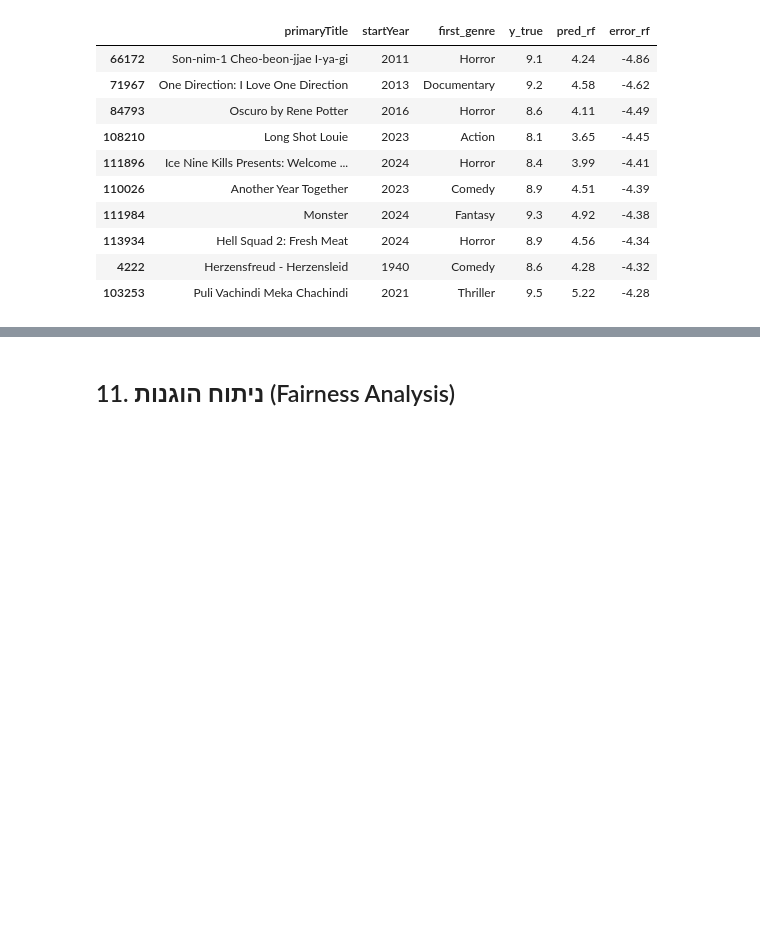
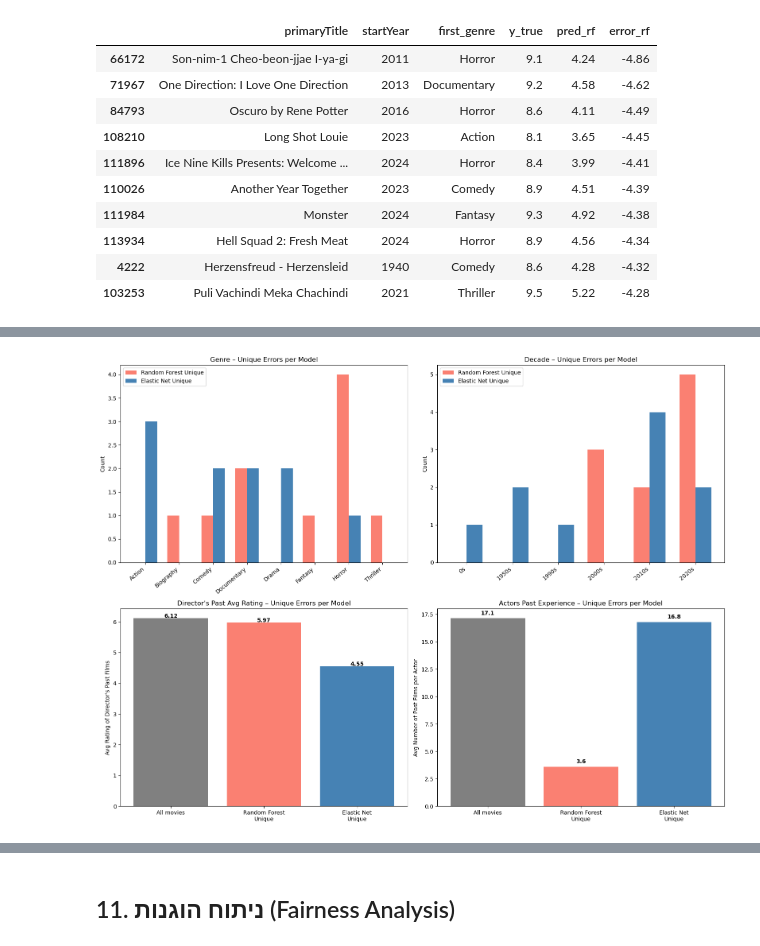
Before and after one commit to shirelhaddad/machine-learning, a Jupyter notebook: notebook_part2 (3) (2).ipynb, the cells around one changed output, grey strips where cells are left out. Drawn from its saved outputs; the diff is of its cells as text; code cells hidden in the pictures; blank space fills up the shorter version.

```diff
--- a/notebook_part2 (3) (2).ipynb
+++ b/notebook_part2 (3) (2).ipynb
@@ -244,10 +244,8 @@ def prepare_data(df: pd.DataFrame) -> pd.DataFrame:
     df = calculate_historical_features(df)
 
     # הסרת עמודות לא רלוונטיות
-    COLS_TO_DROP = [
-        'numVotes', 'BoxOffice', 'plot',
-        'tconst', 'primaryTitle', 'Language', 'Country', 'budget',
-    ]
+    COLS_TO_DROP = ['numVotes', 'BoxOffice', 'plot',
+                    'tconst', 'primaryTitle', 'Language', 'Country', 'budget',]
     df = df.drop(columns=[c for c in COLS_TO_DROP if c in df.columns])
 
     return df
@@ -392,7 +390,7 @@ errors_df['error_en'] = oof_en - y
 errors_df['first_genre'] = errors_df['genres'].apply(
     lambda g: g[0] if isinstance(g, list) and g else 'Unknown'
 )
-# הוספתי את שתי השורות האלה
+errors_df['num_genres'] = X['num_genres'].values
 errors_df['director_past_avg']   = X['director_past_avg'].values
 errors_df['avg_actors_past_exp'] = X['avg_actors_past_experience'].values
 # %%
@@ -528,3 +507,70 @@ print(f"ייחודי ל-EN בלבד: {len(only_en)} סרטים")
 | 108210 | Long Shot Louie | 8.1 | 3.65 | 3.24 | -4.45 | -4.86 |
 | 110026 | Another Year Together | 8.9 | 4.51 | 4.28 | -4.39 | -4.62 |
 | 4222 | Herzensfreud - Herzensleid | 8.6 | 4.28 | 2.88 | -4.32 | -5.72 |
+# %%
+# השוואת שגיאות לפי כול מיני נתונים
+sub_best  = errors_df.loc[only_best]
+sub_other = errors_df.loc[only_other]
+fig, axes = plt.subplots(2, 2, figsize=(16, 12))
+# [0,0] – ז'אנר: שני המודלים על אותו גרף
+genre_best  = sub_best['first_genre'].value_counts().head(6)
+genre_other = sub_other['first_genre'].value_counts().head(6)
+all_genres  = sorted(set(genre_best.index) | set(genre_other.index))
+x = range(len(all_genres))
+w = 0.35
+axes[0, 0].bar([i - w/2 for i in x],
+               [genre_best.get(g, 0)  for g in all_genres], w,
+               label=f'{best_name} Unique',  color='salmon')
+axes[0, 0].bar([i + w/2 for i in x],
+               [genre_other.get(g, 0) for g in all_genres], w,
+               label=f'{other_name} Unique', color='steelblue')
+axes[0, 0].set_xticks(list(x))
+axes[0, 0].set_xticklabels(all_genres, rotation=40, ha='right')
+axes[0, 0].set_title('Genre – Unique Errors per Model')
+axes[0, 0].set_ylabel('Count')
+axes[0, 0].legend()
+# [0,1] – עשור: שני המודלים על אותו גרף
+dec_best  = (sub_best['startYear']  // 10 * 10).value_counts().sort_index()
+dec_other = (sub_other['startYear'] // 10 * 10).value_counts().sort_index()
+all_dec   = sorted(set(dec_best.index) | set(dec_other.index))
+dec_labels = [f"{int(d)}s" for d in all_dec]
+x = range(len(all_dec))
+axes[0, 1].bar([i - w/2 for i in x],
+               [dec_best.get(d, 0)  for d in all_dec], w,
+               label=f'{best_name} Unique',  color='salmon')
+axes[0, 1].bar([i + w/2 for i in x],
+               [dec_other.get(d, 0) for d in all_dec], w,
+               label=f'{other_name} Unique', color='steelblue')
+axes[0, 1].set_xticks(list(x))
+axes[0, 1].set_xticklabels(dec_labels, rotation=40, ha='right')
+axes[0, 1].set_title('Decade – Unique Errors per Model')
+axes[0, 1].set_ylabel('Count')
+axes[0, 1].legend()
+# [1,0] – Director Past Avg
+overall_dir = errors_df['director_past_avg'].mean()
+groups  = ['All movies', f'{best_name}\nUnique', f'{other_name}\nUnique']
+dir_v   = [overall_dir,
+           sub_best['director_past_avg'].mean(),
+           sub_other['director_past_avg'].mean()]
+colors  = ['gray', 'salmon', 'steelblue']
+bars = axes[1, 0].bar(groups, dir_v, color=colors)
+axes[1, 0].set_title("Director's Past Avg Rating – Unique Errors per Model")
+axes[1, 0].set_ylabel("Avg Rating of Director's Past Films")
+for bar, v in zip(bars, dir_v):
+    axes[1, 0].text(bar.get_x() + bar.get_width()/2,
+                    v + 0.02, f'{v:.2f}', ha='center', fontweight='bold')
+# [1,1] – Actors Past Experience
+overall_act = errors_df['avg_actors_past_exp'].mean()
+act_v = [overall_act,
+         sub_best['avg_actors_past_exp'].mean(),
+         sub_other['avg_actors_past_exp'].mean()]
+bars = axes[1, 1].bar(groups, act_v, color=colors)
+axes[1, 1].set_title('Actors Past Experience – Unique Errors per Model')
+axes[1, 1].set_ylabel('Avg Number of Past Films per Actor')
+for bar, v in zip(bars, act_v):
+    axes[1, 1].text(bar.get_x() + bar.get_width()/2,
+                    v + 0.3, f'{v:.1f}', ha='center', fontweight='bold')
+plt.tight_layout()
+plt.show()
+# %% [output]
+[figure, added]
```
Also changed, not shown: parts of 7 cells of this notebook.
